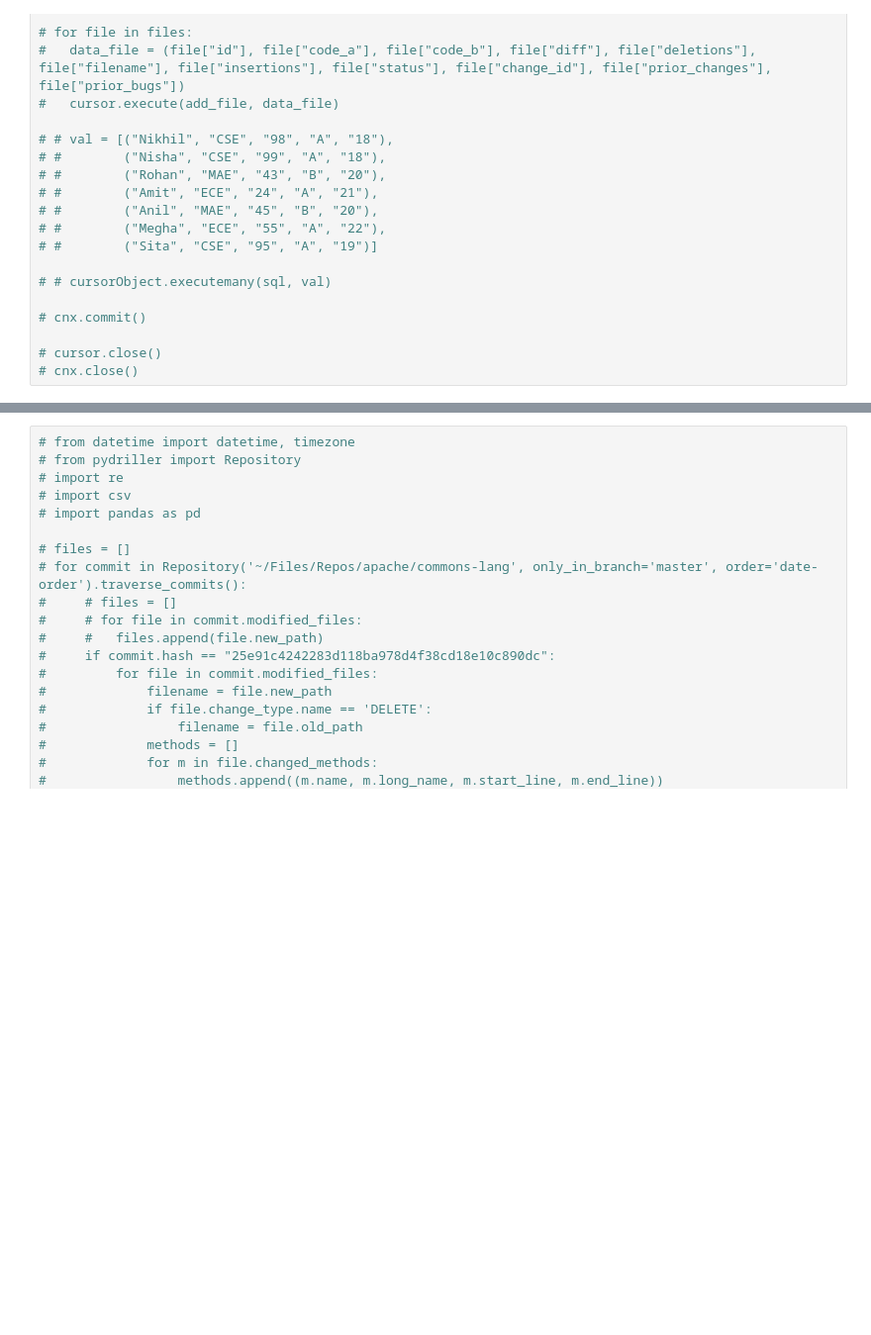
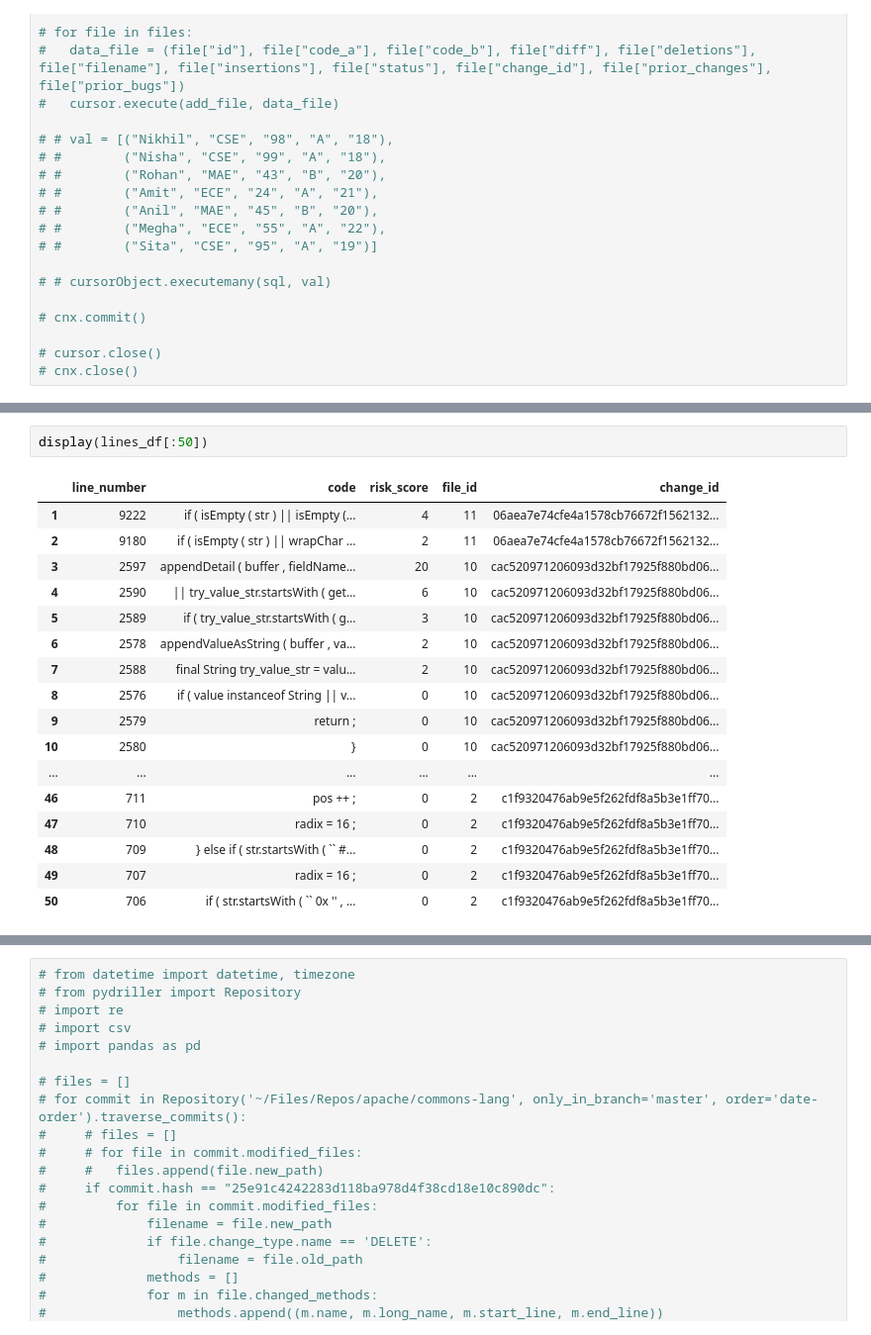
Before and after one commit to EveYu0130/Gherald-experiment-ui, a Jupyter notebook: gerrit_data_ retrieval.ipynb, the cells around one changed output, grey strips where cells are left out. Shown at 99% size. Saved outputs shown, nothing was run; the diff lists cells and outputs as text; blank space fills up the shorter version.

```diff
--- a/gerrit_data_ retrieval.ipynb
+++ b/gerrit_data_ retrieval.ipynb
@@ -688,0 +348,20 @@ display(lines_df)
+# %%
+display(lines_df[:50])
+# %% [output]
+|  | line_number | code | risk_score | file_id | change_id |
+| 1 | 9222 | if ( isEmpty ( str ) || isEmpty (... | 4 | 11 | 06aea7e74cfe4a1578cb76672f1562132... |
+| 2 | 9180 | if ( isEmpty ( str ) || wrapChar ... | 2 | 11 | 06aea7e74cfe4a1578cb76672f1562132... |
+| 3 | 2597 | appendDetail ( buffer , fieldName... | 20 | 10 | cac520971206093d32bf17925f880bd06... |
+| 4 | 2590 | || try_value_str.startsWith ( get... | 6 | 10 | cac520971206093d32bf17925f880bd06... |
+| 5 | 2589 | if ( try_value_str.startsWith ( g... | 3 | 10 | cac520971206093d32bf17925f880bd06... |
+| 6 | 2578 | appendValueAsString ( buffer , va... | 2 | 10 | cac520971206093d32bf17925f880bd06... |
+| 7 | 2588 | final String try_value_str = valu... | 2 | 10 | cac520971206093d32bf17925f880bd06... |
+| 8 | 2576 | if ( value instanceof String || v... | 0 | 10 | cac520971206093d32bf17925f880bd06... |
+| 9 | 2579 | return ; | 0 | 10 | cac520971206093d32bf17925f880bd06... |
+| 10 | 2580 | } | 0 | 10 | cac520971206093d32bf17925f880bd06... |
+| ... | ... | ... | ... | ... | ... |
+| 46 | 711 | pos ++ ; | 0 | 2 | c1f9320476ab9e5f262fdf8a5b3e1ff70... |
+| 47 | 710 | radix = 16 ; | 0 | 2 | c1f9320476ab9e5f262fdf8a5b3e1ff70... |
+| 48 | 709 | } else if ( str.startsWith ( `` #... | 0 | 2 | c1f9320476ab9e5f262fdf8a5b3e1ff70... |
+| 49 | 707 | radix = 16 ; | 0 | 2 | c1f9320476ab9e5f262fdf8a5b3e1ff70... |
+| 50 | 706 | if ( str.startsWith ( `` 0x '' , ... | 0 | 2 | c1f9320476ab9e5f262fdf8a5b3e1ff70... |
```
Also changed, not shown: parts of 12 cells of this notebook, 4 other files.
